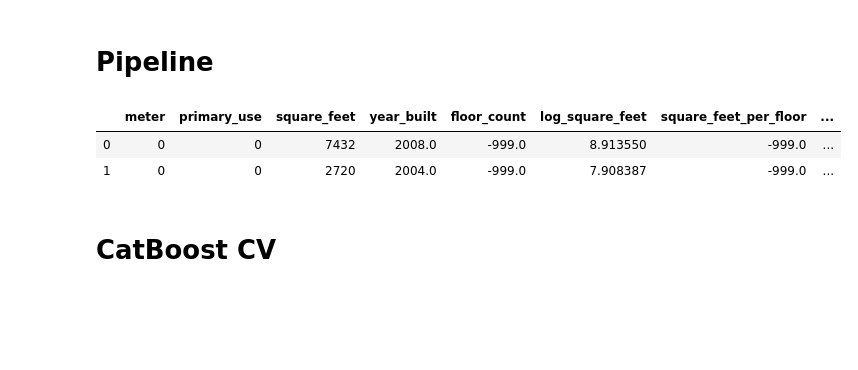
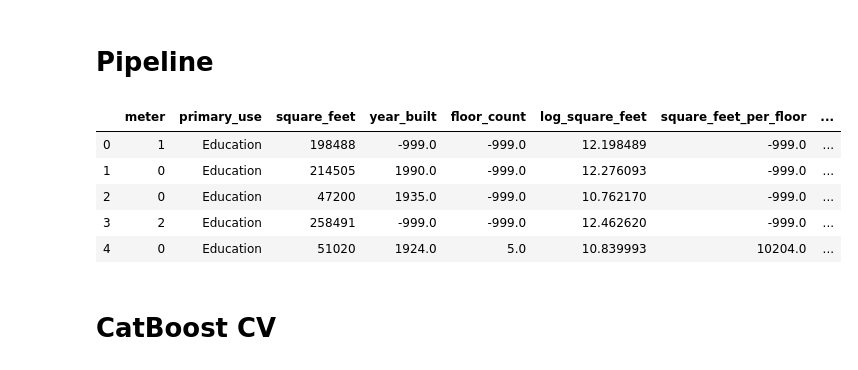
Before and after one commit to ytkj/ashrae-energy-prediction, a Jupyter notebook: main.ipynb, the cells around one changed output. Drawn from its saved outputs; the diff is of its cells as text; code cells hidden in the pictures; blank space fills up the shorter version.

```diff
--- a/main.ipynb
+++ b/main.ipynb
@@ -145,6 +146,13 @@ class WrappedLabelEncoder(BaseTransformer):
 
     def transform(self, x):
         return self.le.transform(x)
+
+
+def wind_chill_safely(t, w):
+    try:
+        return wind_chill(t, w)
+    except ValueError:
+        return Temp(10, unit='C')
 # %% [markdown]
 # Load CSV
 # %%
@@ -289,7 +351,7 @@ class BuildingMetadataEngineerer(BaseTransformer):
 
     def transform(self, bm_in: pd.DataFrame) -> pd.DataFrame:
         bm = bm_in.copy()
-        bm['log_square_feet'] = np.log(bm['square_feet'])
+        bm['log_square_feet'] = np.log1p(bm['square_feet'])
         bm['square_feet_per_floor'] = bm['square_feet'] / bm['floor_count']
         bm['log_square_feet_per_floor'] = bm['log_square_feet'] / bm['floor_count']
         bm['building_age'] = 2019 - bm['year_built']
@@ -305,9 +367,6 @@ class BuildingMetadataImputer(BaseTransformer):
 
 
 building_metadata_pipeline = Pipeline(steps=[
-    ('label_encode', ColumnTransformer({
-        'primary_use': WrappedLabelEncoder(),
-    })),
     ('feature_engineering', BuildingMetadataEngineerer()),
     ('impute_missing_value', BuildingMetadataImputer()),
 ])
@@ -423,19 +482,23 @@ class ArrayTransformer(BaseTransformer):
 # %% [markdown]
 # Pipeline
 # %%
+building_metadata_pipeline_out = building_metadata_pipeline.fit_transform(
+    building_metadata
+)
+weather_pipeline_out = weather_pipeline.fit_transform(
+    pd.concat([weather_train, weather_test], axis=0, ignore_index=True)
+)
+
+
 def pipeline_factory() -> Pipeline:
     return Pipeline(steps=[
 
         # join
         ('join_building_meta', BuildingMetaJoiner(
-            building_metadata_pipeline.fit_transform(
-                building_metadata
-            )
+            building_metadata_pipeline_out
         )),
         ('join_weather', WeatherJoiner(
-            weather_pipeline.fit_transform(
-                pd.concat([weather_train, weather_test], axis=0, ignore_index=True)
-            )
+            weather_pipeline_out
         )),
 
         # feature engineering
@@ -466,5 +529,17 @@ def pipeline_factory() -> Pipeline:
 #         ('regressor', CatBoostRegressor()),
 
     ])
+# %%
+tmp = pipeline_factory().fit_transform(
+    train.sample(frac=0.001).drop(columns='meter_reading')
+)
+tmp.head()
+# %% [output]
+|  | meter | primary_use | square_feet | year_built | floor_count | log_square_feet | square_feet_per_floor | ... |
+| 0 | 1 | Education | 198488 | -999.0 | -999.0 | 12.198489 | -999.0 | ... |
+| 1 | 0 | Education | 214505 | 1990.0 | -999.0 | 12.276093 | -999.0 | ... |
+| 2 | 0 | Education | 47200 | 1935.0 | -999.0 | 10.762170 | -999.0 | ... |
+| 3 | 2 | Education | 258491 | -999.0 | -999.0 | 12.462620 | -999.0 | ... |
+| 4 | 0 | Education | 51020 | 1924.0 | 5.0 | 10.839993 | 10204.0 | ... |
 # %%
 cat_features = [
@@ -472,11 +547,5 @@ cat_features = [
     'wind_speed_wa1', 'wind_speed_wa-1', 'wind_speed_wa5', 'wind_speed_wa-5',
     'day_of_week', 'time_period', 'is_holiday',
 ]
-# %%
-tmp.head()
-# %% [output]
-|  | meter | primary_use | square_feet | year_built | floor_count | log_square_feet | square_feet_per_floor | ... |
-| 0 | 0 | 0 | 7432 | 2008.0 | -999.0 | 8.913550 | -999.0 | ... |
-| 1 | 0 | 0 | 2720 | 2004.0 | -999.0 | 7.908387 | -999.0 | ... |
 # %% [markdown]
 # CatBoost CV
```
Also changed, not shown: parts of 12 cells of this notebook.
